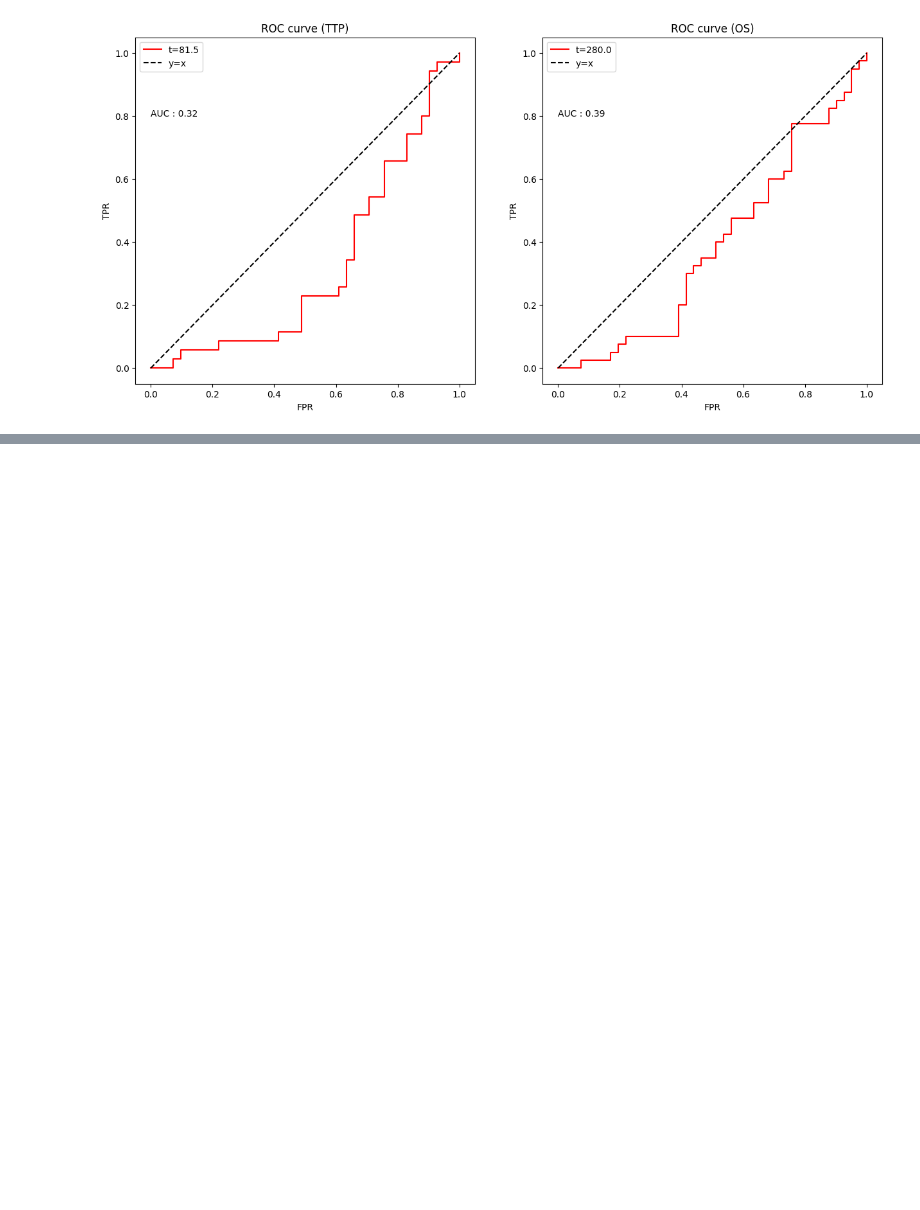
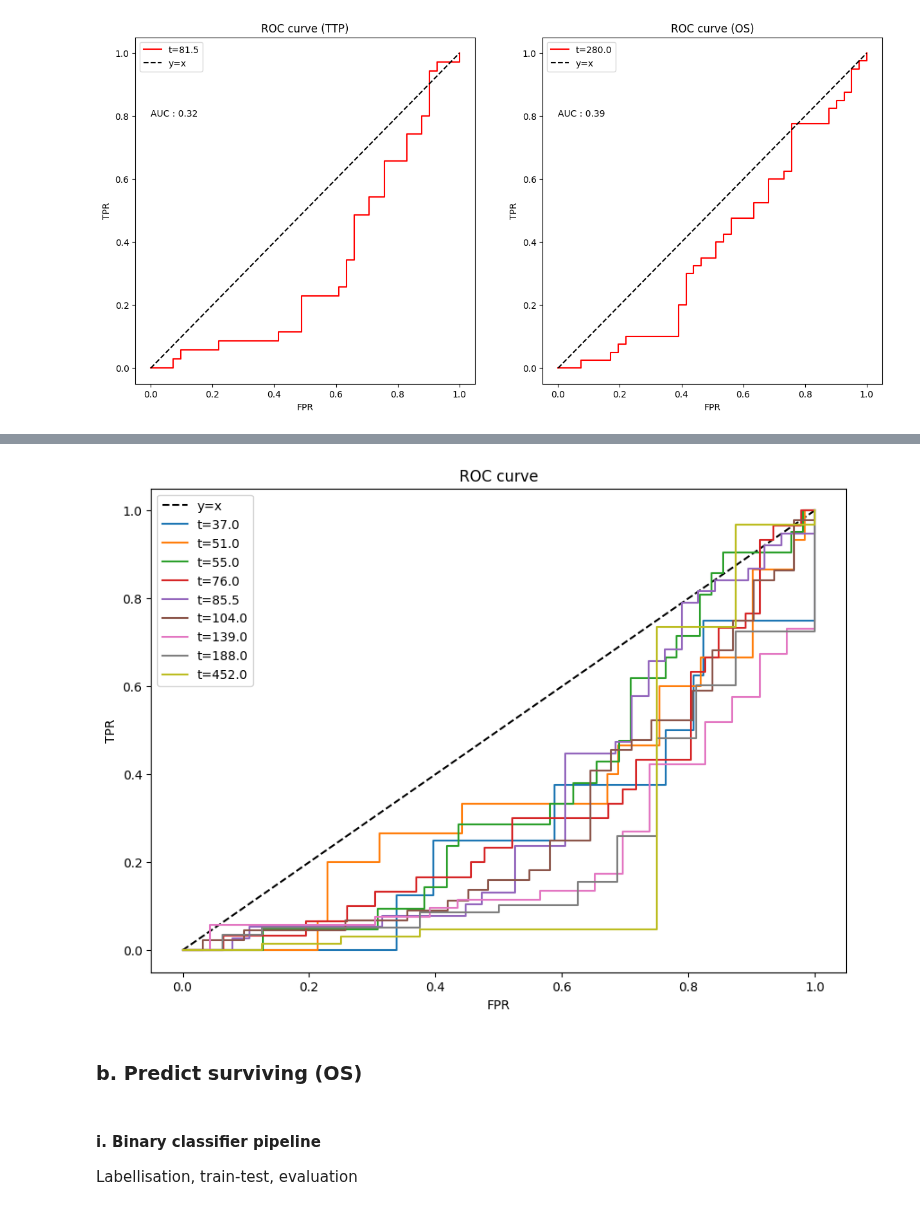
Before and after one commit to Arthur8754/mutational-signatures, a Jupyter notebook: binary-survival-analysis.ipynb, the cells around one changed output, grey strips where cells are left out. Drawn from its saved outputs; the diff is of its cells as text; code cells hidden in the pictures; blank space fills up the shorter version.

```diff
--- a/binary-survival-analysis.ipynb
+++ b/binary-survival-analysis.ipynb
@@ -183,0 +309,7 @@ plt.savefig('ROC-curve-fixed-t.png')
+# %%
+# ROC curve
+plot_roc_for_each_t(FPR_values_ttp, TPR_values_ttp, t_values_ttp, "ROC-ttp.png")
+# %% [output]
+[figure, added]
+# %% [markdown]
+### b. Predict surviving (OS)
@@ -183,0 +318,3 @@ plt.savefig('ROC-curve-fixed-t.png')
+# %% [markdown]
+#### i. Binary classifier pipeline
+Labellisation, train-test, evaluation
```
Also changed, not shown: parts of 14 cells of this notebook.
